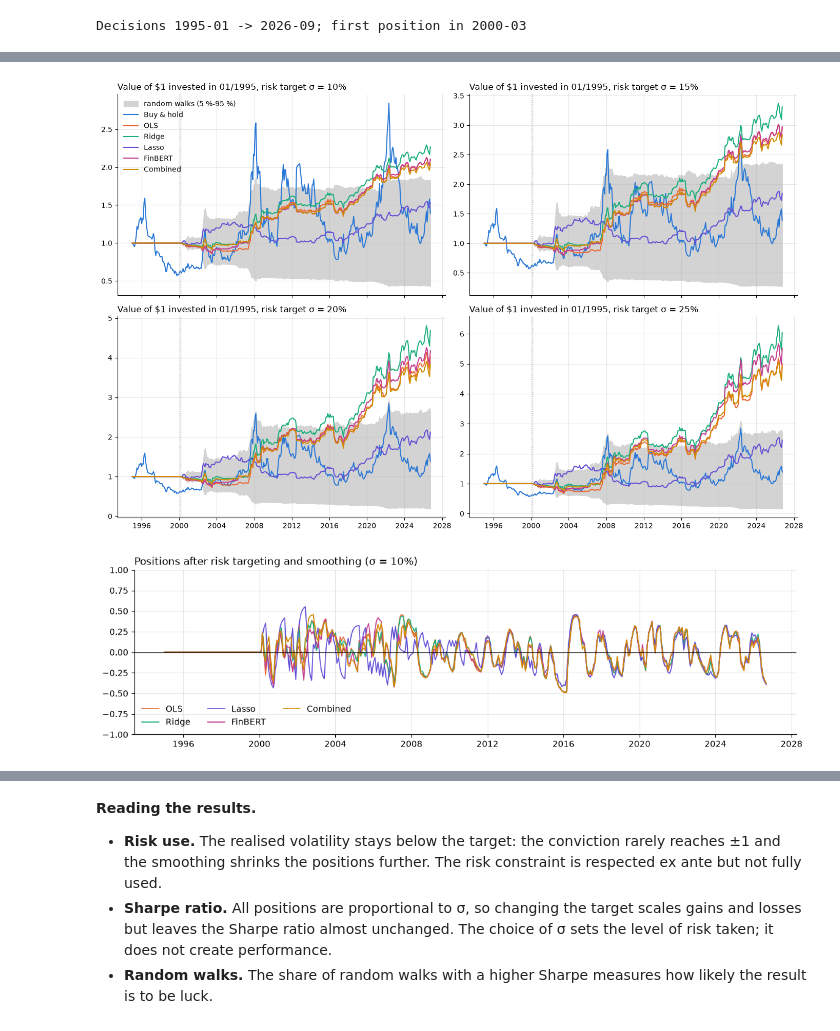
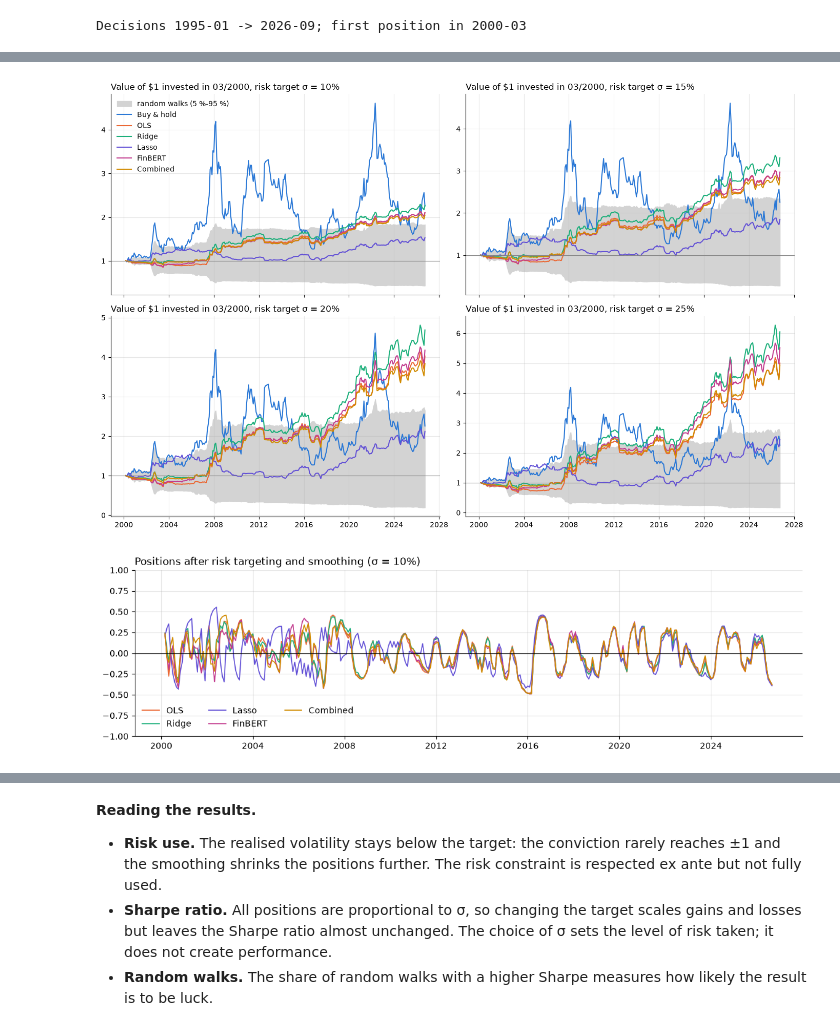
Before and after one commit to nathsdm/ML-for-portfolio, a Jupyter notebook: Wheat_final.ipynb, the cells around one changed output, grey strips where cells are left out. Drawn from its saved outputs; the diff is of its cells as text; code cells hidden in the pictures.

```diff
--- a/Wheat_final.ipynb
+++ b/Wheat_final.ipynb
@@ -600,11 +567,14 @@ LAGS = range(-6, 13)
 band = 1.96 / np.sqrt(len(changes.dropna()))
 lag_corr = pd.DataFrame({c: [changes["wheat"].corr(changes[c].shift(k)) for k in LAGS] for c in VARS[1:]}, index=LAGS)
 
-fig, axes = plt.subplots(2, 2, figsize=(12, 6), sharex=True, sharey=True)
+fig, axes = plt.subplots(2, 3, figsize=(15, 6), sharex=True, sharey=True)
 for ax, c in zip(axes.flat, lag_corr):
     ax.bar(lag_corr.index, lag_corr[c], color=[COLORS[c] if abs(v) > band else "lightgray" for v in lag_corr[c]])
     ax.axhspan(-band, band, color="gray", alpha=0.1)
     ax.set_title(f"wheat change (t) vs {c} (t - k)")
+    ax.set_xticks(range(-6, 13, 3))
+axes.flat[-1].axis("off")
+axes[0, 2].tick_params(labelbottom=True)            # the panel below is empty
 for ax in axes[1]:
     ax.set_xlabel("k = number of months by which the variable leads wheat")
 plt.tight_layout()
@@ -624,10 +596,12 @@ display(changes["wheat"].groupby(regime, observed=True).agg(["mean", "std", "cou
 **Stability over time.** A correlation measured over 30 years can hide regime changes; the 60-month rolling correlation shows how each link evolves.
 # %%
-fig, axes = plt.subplots(2, 2, figsize=(12, 6), sharex=True, sharey=True)
+fig, axes = plt.subplots(2, 3, figsize=(15, 6), sharex=True, sharey=True)
 for ax, c in zip(axes.flat, VARS[1:]):
     ax.plot(changes["wheat"].rolling(60, min_periods=48).corr(changes[c]), color=COLORS[c])
     ax.axhline(0, color="gray", lw=0.8)
     ax.set_title(f"60-month rolling correlation: wheat change vs {c}")
+axes.flat[-1].axis("off")
+axes[0, 2].tick_params(labelbottom=True)            # the panel below is empty
 plt.tight_layout()
 plt.show()
 # %% [output]
@@ -786,17 +763,10 @@ forecasts = {name: walk_forward(model_data, CLIMATE, make) for name, make in EST
 # FinBERT uses the identical model and portfolio rules; only the sentiment feature changes.
 finbert_monthly = monthly.drop(columns=["sentiment"]).rename(columns={"finbert_sentiment": "sentiment"})
 finbert_model_data = make_model_data(finbert_monthly)
-finbert_forecast = walk_forward(
-    finbert_model_data, CLIMATE,
-    lambda: make_pipeline(StandardScaler(), RidgeCV(alphas=np.logspace(-2, 4, 13), cv=TimeSeriesSplit(5))),
-)
+finbert_forecast = walk_forward(finbert_model_data, CLIMATE, ESTIMATORS["Ridge"])
 
-# Combined regression: both sentiment measures enter as separate lagged predictors.
-combined_model_data = make_model_data(monthly)
-combined_forecast = walk_forward(
-    combined_model_data, COMBINED,
-    lambda: make_pipeline(StandardScaler(), RidgeCV(alphas=np.logspace(-2, 4, 13), cv=TimeSeriesSplit(5))),
-)
+# Combined regression: both sentiment scores enter as separate predictors.
+combined_forecast = walk_forward(model_data, COMBINED, ESTIMATORS["Ridge"])
 first = max(
     [f["forecast"].first_valid_index() for f in forecasts.values()]
     + [finbert_forecast["forecast"].first_valid_index(), combined_forecast["forecast"].first_valid_index()]
@@ -824,7 +794,8 @@ def stats(p):
                       "Sharpe": p.mean() / p.std() * np.sqrt(12), "max drawdown": (value / value.cummax() - 1).min()})
 
 def wealth(p):
-    """Value of $1 invested; the return of row t is earned at t+1."""
+    """Value of $1 invested at the first trading date; the return of row t is earned at t+1."""
+    p = p.loc[first:]
     value = (1 + p).cumprod()
     value.index = value.index + pd.offsets.MonthBegin(1)
     return pd.concat([p.iloc[:1] * 0 + 1, value])
@@ -832,10 +803,8 @@ def wealth(p):
 rows, results = {}, {}
 for sigma in SIGMAS:
     positions = pd.DataFrame({name: position(f, model_data, sigma) for name, f in forecasts.items()})
-    finbert_position = position(finbert_forecast, finbert_model_data, sigma).reindex(model_data.index).fillna(0.0)
-    positions["FinBERT"] = finbert_position
-    combined_position = position(combined_forecast, combined_model_data, sigma).reindex(model_data.index).fillna(0.0)
-    positions["Combined"] = combined_position
+    positions["FinBERT"] = position(finbert_forecast, finbert_model_data, sigma).reindex(model_data.index).fillna(0.0)
+    positions["Combined"] = position(combined_forecast, model_data, sigma)
     scale = (sigma / model_data["vol"]).clip(upper=1) * (model_data.index >= first)
     random_pnl = pnl(walks.mul(scale, axis=0).fillna(0))
     random_stats = random_pnl.apply(stats)
@@ -871,34 +840,34 @@ display(summary.round(3))
 # %%
 STYLE = {"Buy & hold": "#2a78d6", "OLS": "#eb6834", "Ridge": "#1baf7a", "Lasso": "#6250d6", "FinBERT": "#c23b8e", "Combined": "#d18b00"}
 fig, axes = plt.subplots(2, 2, figsize=(14, 9), sharex=True)
 for ax, sigma in zip(axes.flat, SIGMAS):
     res = results[sigma]
     ax.fill_between(res["random"].index, res["random"].quantile(0.05, axis=1), res["random"].quantile(0.95, axis=1),
                     color="lightgray", label="random walks (5 %-95 %)")
     for name, color in STYLE.items():
         ax.plot(res["values"][name], color=color, label=name)
-    ax.axvline(first, color="gray", ls=":", lw=1)
-    ax.set_title(f"Value of $1 invested in {model_data.index[0]:%m/%Y}, risk target σ = {sigma:.0%}")
+    ax.axhline(1, color="gray", lw=0.8)
+    ax.set_title(f"Value of $1 invested in {first:%m/%Y}, risk target σ = {sigma:.0%}")
 axes[0, 0].legend(loc="upper left")
 plt.tight_layout()
 plt.show()
 
 fig, ax = plt.subplots(figsize=(14, 3.5))
 for name in list(ESTIMATORS) + ["FinBERT", "Combined"]:
-    ax.plot(results[SIGMAS[0]]["positions"][name], color=STYLE[name], lw=1.2, label=name)
+    ax.plot(results[SIGMAS[0]]["positions"][name].loc[first:], color=STYLE[name], lw=1.2, label=name)
 ax.axhline(0, color="black", lw=0.8)
 ax.set_ylim(-1, 1)
 ax.set_title(f"Positions after risk targeting and smoothing (σ = {SIGMAS[0]:.0%})")
 ax.legend(loc="lower left", ncol=3)
 plt.show()
 
 # Realised volatility vs risk target, and Sharpe ratio, for each model
 models = list(ESTIMATORS) + ["FinBERT", "Combined"]
 display(pd.concat({"realised volatility": summary["volatility"].unstack()[models],
                    "Sharpe": summary["Sharpe"].unstack()[models]}, axis=1).round(3))
 # %% [output]
-[figure, old version]
+[figure, new version]
-[figure, old version]
+[figure, new version]
 |  | realised volatility |  |  |  |  | Sharpe |  |  |  | ... |
 | strategy | OLS | Ridge | Lasso | FinBERT | Combined | OLS | Ridge | Lasso | FinBERT | ... |
 | risk target σ |  |  |  |  |  |  |  |  |  | ... |
```
Also changed, not shown: parts of 18 cells of this notebook.
